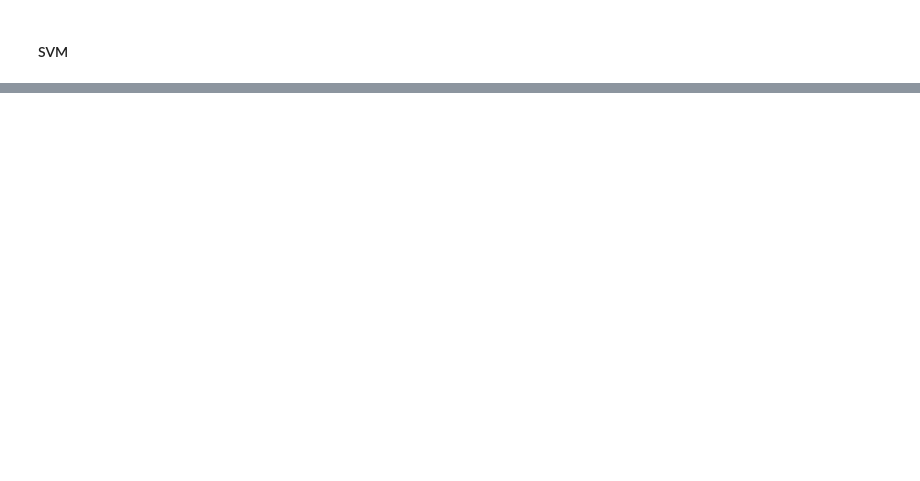
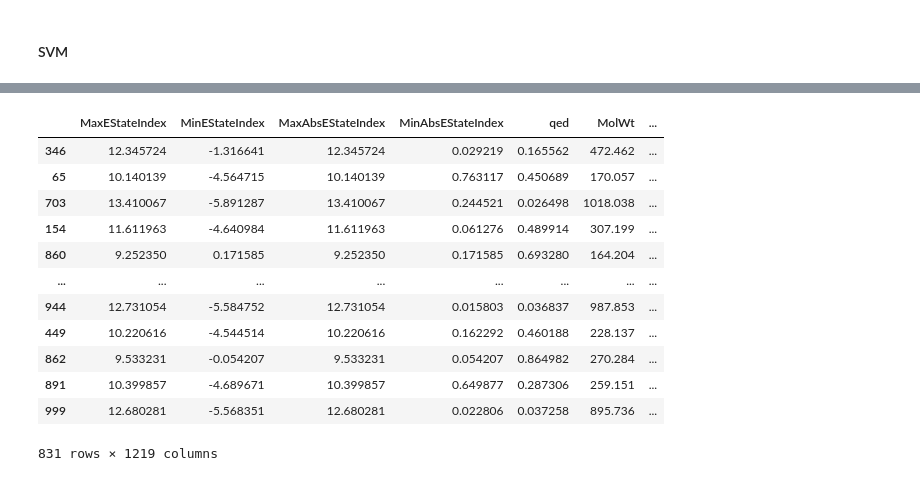
Before and after one commit to alainareeba/BIOL3340_EnzymeClassification, a Jupyter notebook: notebooks/enzymes_classifierchain.ipynb, the cells around one changed output, grey strips where cells are left out. Cells and saved outputs as stored; diff of their text form; code cells hidden in the pictures; blank space fills up the shorter version.

```diff
--- a/notebooks/enzymes_classifierchain.ipynb
+++ b/notebooks/enzymes_classifierchain.ipynb
@@ -311,0 +460,16 @@ Although SVM has larger jaccard score, it seems to suffer from many false positi
+# %%
+X_train
+# %% [output]
+|  | MaxEStateIndex | MinEStateIndex | MaxAbsEStateIndex | MinAbsEStateIndex | qed | MolWt | ... |
+| 346 | 12.345724 | -1.316641 | 12.345724 | 0.029219 | 0.165562 | 472.462 | ... |
+| 65 | 10.140139 | -4.564715 | 10.140139 | 0.763117 | 0.450689 | 170.057 | ... |
+| 703 | 13.410067 | -5.891287 | 13.410067 | 0.244521 | 0.026498 | 1018.038 | ... |
+| 154 | 11.611963 | -4.640984 | 11.611963 | 0.061276 | 0.489914 | 307.199 | ... |
+| 860 | 9.252350 | 0.171585 | 9.252350 | 0.171585 | 0.693280 | 164.204 | ... |
+| ... | ... | ... | ... | ... | ... | ... | ... |
+| 944 | 12.731054 | -5.584752 | 12.731054 | 0.015803 | 0.036837 | 987.853 | ... |
+| 449 | 10.220616 | -4.544514 | 10.220616 | 0.162292 | 0.460188 | 228.137 | ... |
+| 862 | 9.533231 | -0.054207 | 9.533231 | 0.054207 | 0.864982 | 270.284 | ... |
+| 891 | 10.399857 | -4.689671 | 10.399857 | 0.649877 | 0.287306 | 259.151 | ... |
+| 999 | 12.680281 | -5.568351 | 12.680281 | 0.022806 | 0.037258 | 895.736 | ... |
+831 rows × 1219 columns
```
Also changed, not shown: parts of 35 cells of this notebook.
